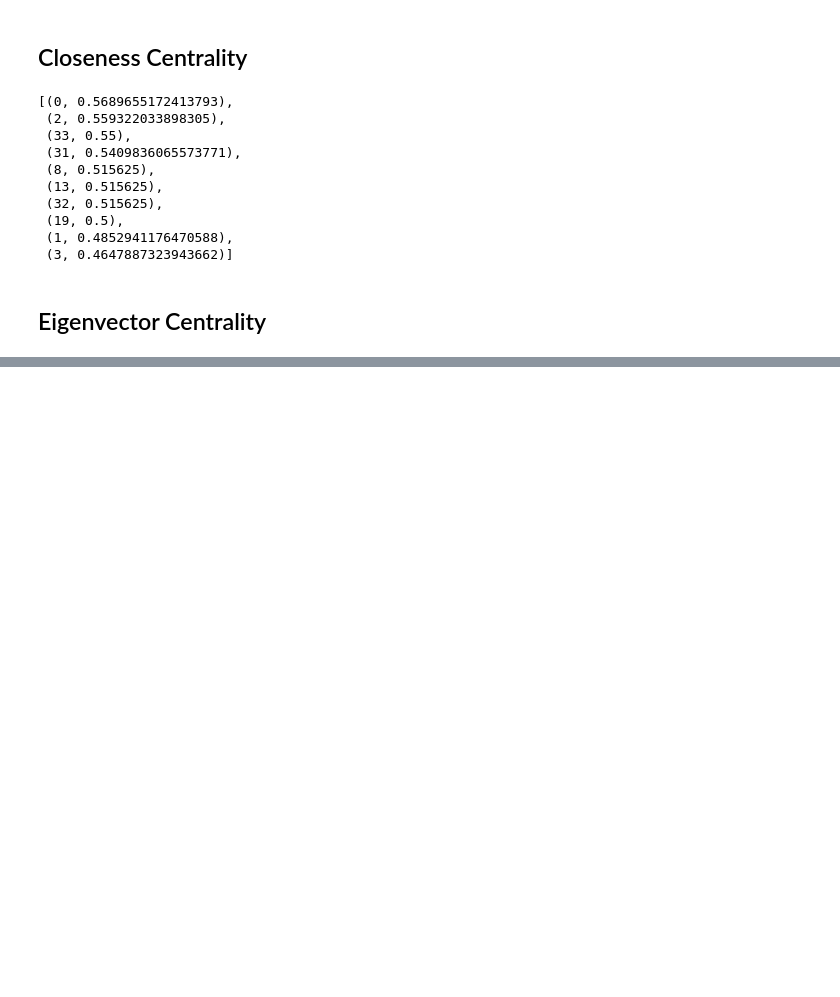
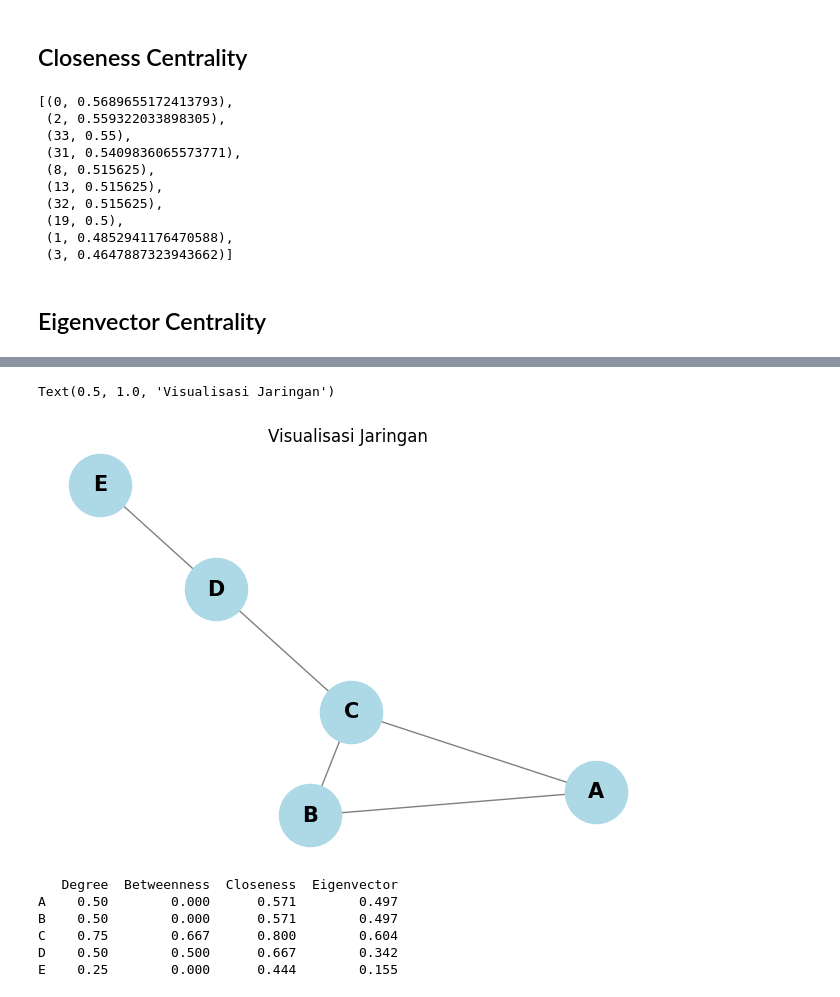
Before and after one commit to indrap23/PJJDA, a Jupyter notebook: Social_Network_Analysis.ipynb, the cells around one changed output, grey strips where cells are left out. Saved outputs shown, nothing was run; the diff lists cells and outputs as text; code cells hidden in the pictures; blank space fills up the shorter version.

```diff
--- a/Social_Network_Analysis.ipynb
+++ b/Social_Network_Analysis.ipynb
@@ -185,0 +186,41 @@ sorted(nx.eigenvector_centrality(G).items(), key=lambda x:x[1], reverse=True)[0:
+# %%
+import networkx as nx
+import pandas as pd
+
+# Membuat graf dan memasukkan data relasi
+G = nx.Graph()
+relasi = [('A', 'B'), ('A', 'C'), ('B', 'C'), ('C', 'D'), ('D', 'E')]
+G.add_edges_from(relasi)
+# %%
+# Membuat visualisasi graf
+plt.figure(figsize=(6, 4))
+pos = nx.spring_layout(G, seed=42) # Pengaturan tata letak
+nx.draw(G, pos, with_labels=True, node_color='lightblue', edge_color='gray', node_size=2000, font_size=15, font_weight='bold')
+plt.title('Visualisasi Jaringan')
+# %% [output]
+Text(0.5, 1.0, 'Visualisasi Jaringan')
+[figure, added]
+# %%
+# Menghitung metrik sentralitas
+degree = nx.degree_centrality(G)
+betweenness = nx.betweenness_centrality(G)
+closeness = nx.closeness_centrality(G)
+eigenvector = nx.eigenvector_centrality(G)
+
+# 3. Menggabungkan hasil ke dalam tabel
+df = pd.DataFrame({
+    'Degree': degree,
+    'Betweenness': betweenness,
+    'Closeness': closeness,
+    'Eigenvector': eigenvector
+})
+
+# Menampilkan hasil dengan 3 angka di belakang koma
+print(df.round(3))
+# %% [output]
+   Degree  Betweenness  Closeness  Eigenvector
+A    0.50        0.000      0.571        0.497
+B    0.50        0.000      0.571        0.497
+C    0.75        0.667      0.800        0.604
+D    0.50        0.500      0.667        0.342
+E    0.25        0.000      0.444        0.155
```
Also changed, not shown: parts of 2 cells of this notebook.
